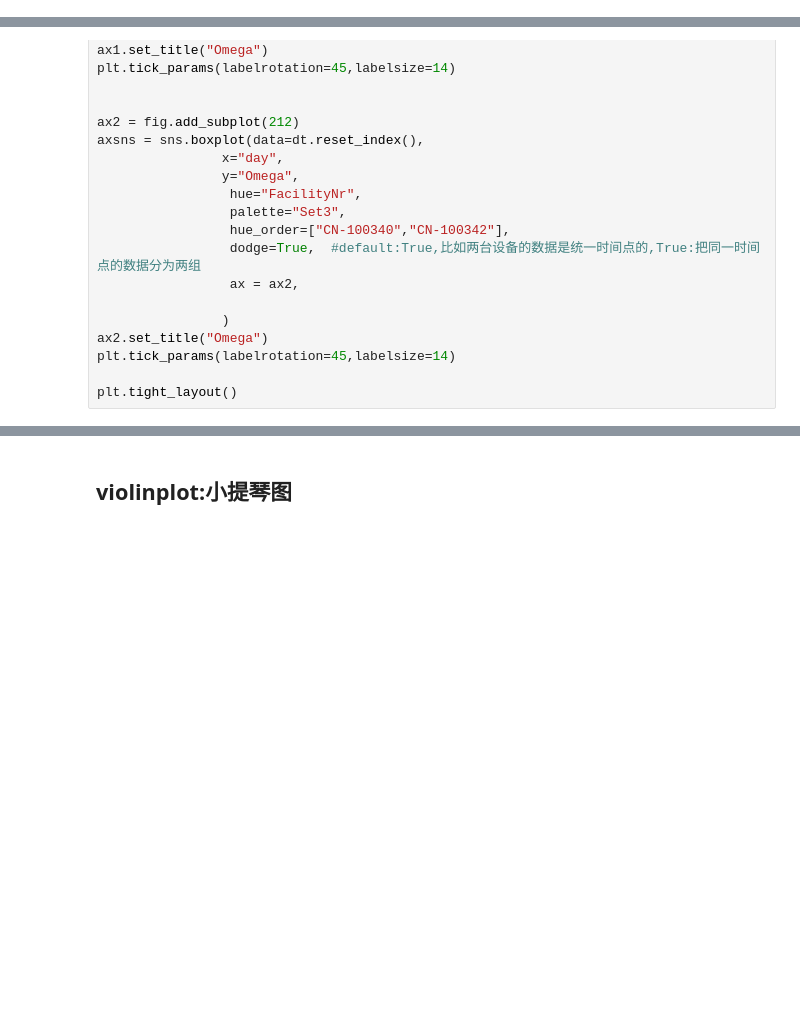
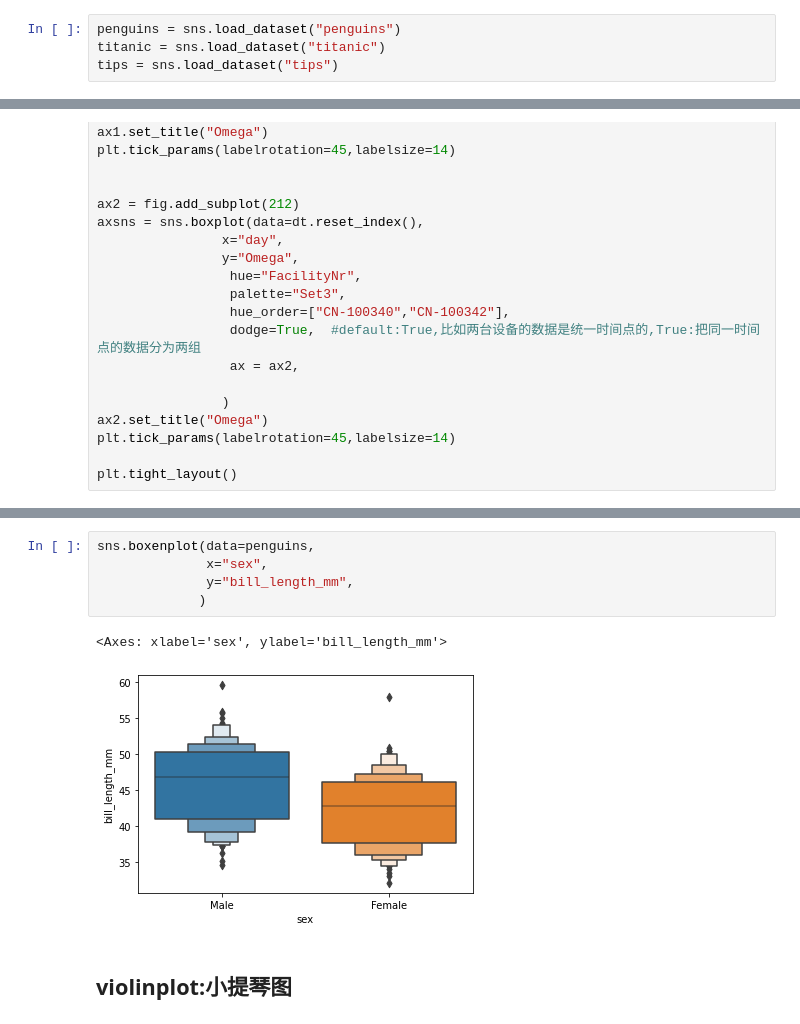
Before and after one commit to sunocean01/Matplotlib_Note, a Jupyter notebook: seaborn_module.ipynb, the cells around one changed output, grey strips where cells are left out. Saved outputs shown, nothing was run; the diff lists cells and outputs as text; blank space fills up the shorter version.

```diff
--- a/seaborn_module.ipynb
+++ b/seaborn_module.ipynb
@@ -51,0 +55,4 @@ snsdata.head(1)
+# %%
+penguins = sns.load_dataset("penguins")
+titanic = sns.load_dataset("titanic")
+tips = sns.load_dataset("tips")
@@ -1494,3 +1511,11 @@ plt.tight_layout()
+# %%
+sns.boxenplot(data=penguins,
+              x="sex",
+              y="bill_length_mm",
+             )
+# %% [output]
+<Axes: xlabel='sex', ylabel='bill_length_mm'>
+[figure, added]
 # %% [markdown]
 ## violinplot:小提琴图
 # %% [raw]
```
Also changed, not shown: parts of 18 cells of this notebook, 1 other file.
